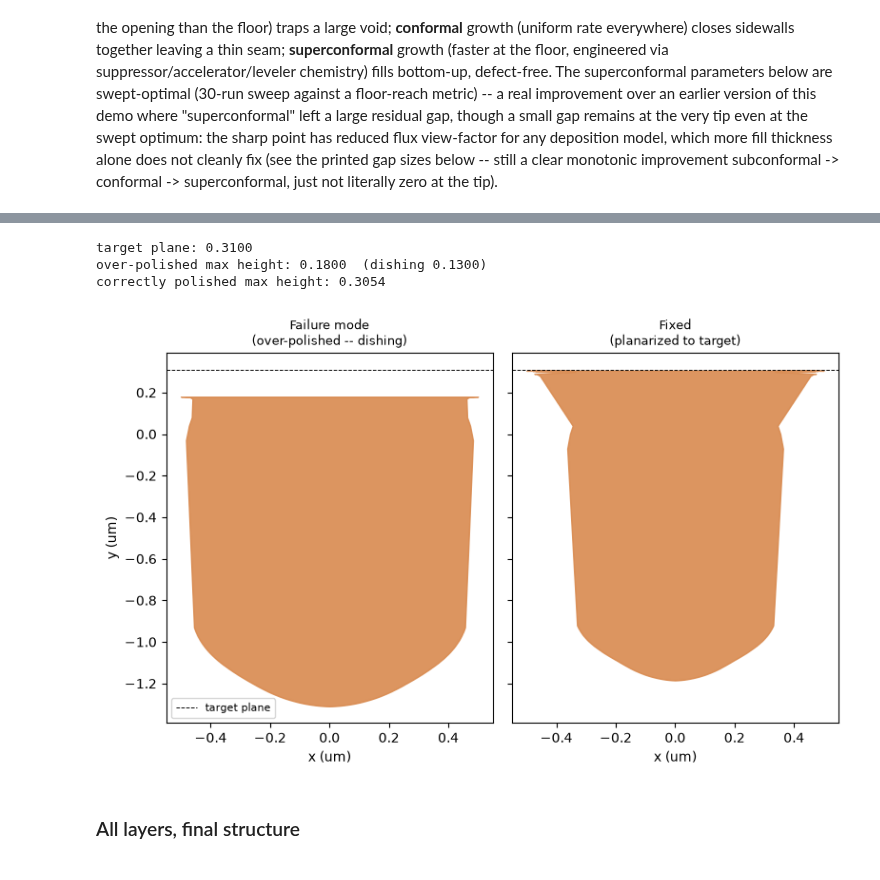
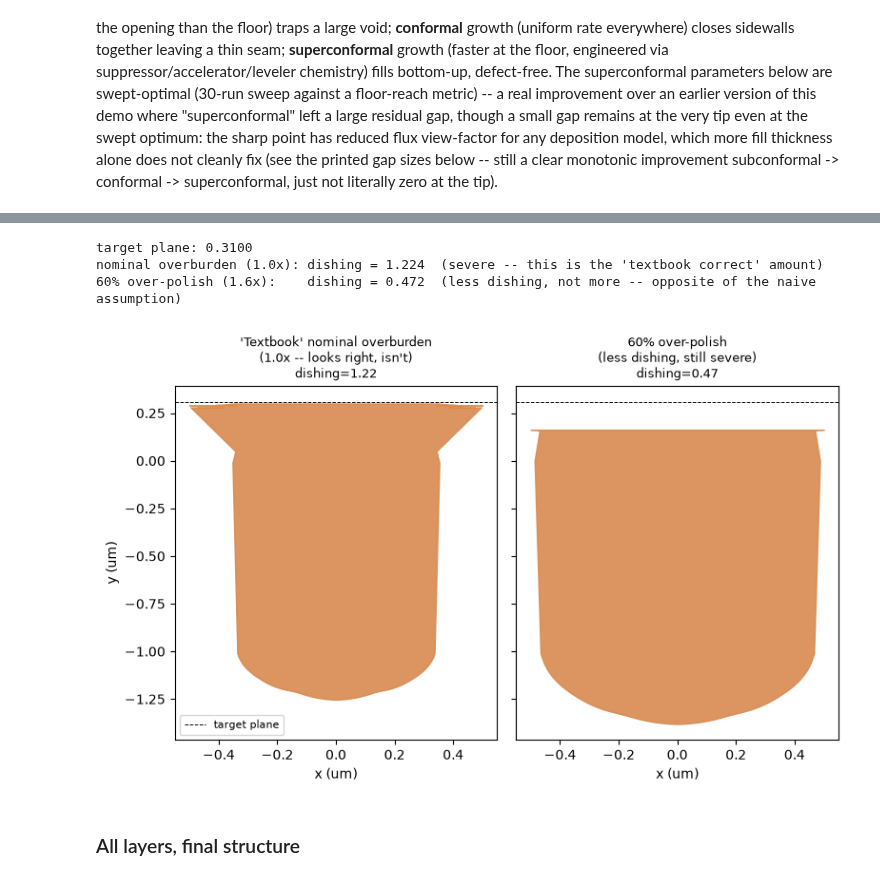
Before and after one commit to haomingkoo/ViennaPS-HBM, a Jupyter notebook: tsv_traveler.ipynb, the cells around one changed output, grey strips where cells are left out. Saved outputs shown, nothing was run; the diff lists cells and outputs as text; code cells hidden in the pictures.

```diff
--- a/tsv_traveler.ipynb
+++ b/tsv_traveler.ipynb
@@ -28,11 +30,15 @@ MATERIAL_COLOR = {
     "Cu_barrier": "#c9a876", "Cu_fill": "#d98a4f",
 }
 
-# Winning parameters from the 768-run etch DOE + downstream sweeps.
-ETCH = dict(ion_source_exponent=200, neutral_sticking_probability=0.2,
-            etch_time=0.5, deposition_thickness=0.01)
-PRODUCTION_CYCLES = 12  # see methodology note: chosen to reach a depth
-                         # comparable to the pre-DOE baseline, not just "more"
+# Winning parameters: the 768-run 4-parameter etch DOE, superseded by an
+# 800-run combined DOE on the top-4 knobs found by screening all 11 real
+# etch parameters (neutral_sticking_probability and neutral_rate now use
+# the new winner -- see the DOE-effects comparison below).
+ETCH = dict(ion_source_exponent=200, neutral_sticking_probability=0.05,
+            etch_time=0.5, deposition_thickness=0.01, initial_etch_time=0.3,
+            neutral_rate=-0.1)
+PRODUCTION_CYCLES = 14  # depth-matched to the new winner (etches slightly
+                         # less per cycle than the old neutral=0.2 recipe)
 LINER = dict(thickness=0.02, sticking=0.2)
 BARRIER = dict(thickness=0.015, iso_ratio=0.1)
 FILL_SUPERCONFORMAL = dict(thickness=0.18, iso_ratio=0.05)
@@ -167,7 +283,7 @@ pts_good = tp.trim_for_display(tp.profile_points(geo_good), 0.31)
 fig, axes = plt.subplots(1, 2, figsize=(8, 5), sharey=True)
 for ax, pts, depth, title, color in [
     (axes[0], pts_bad, depth_bad, "Failure mode\n(long etch_time, low directionality)", "#c0392b"),
-    (axes[1], pts_good, depth_good, "Fixed\n(DOE winner: etch_time=0.5, ion=200, neutral=0.2)", "#2e7d32"),
+    (axes[1], pts_good, depth_good, "Fixed\n(DOE winner: etch_time=0.5, neutral=0.05, neutral_rate=-0.1)", "#2e7d32"),
 ]:
     ax.fill_betweenx(pts[:, 1], -pts[:, 0], pts[:, 0], color=MATERIAL_COLOR["Si"], alpha=0.8)
     ax.plot(pts[:, 0], pts[:, 1], color=color, lw=1.5)
@@ -433,39 +670,46 @@ this project). Under-polishing leaves Cu overburden un-removed.
 # %%
 target_y = pts_seed[:, 1].max()
+base_overburden = float(tp.profile_points(geo_fill_dir)[:, 1].max()) - target_y
 
-geo_cmp_over = ps.Domain(); geo_cmp_over.deepCopy(geo_fill_dir)
-overburden = float(tp.profile_points(geo_cmp_over)[:, 1].max()) - target_y
-ps.Process(geo_cmp_over, ps.IsotropicProcess(rate=-1.0), overburden * 1.6).apply()  # 60% over-polish
-pts_cmp_over = tp.trim_for_display(tp.profile_points(geo_cmp_over), target_y + 0.02)
+def dish_after(mult):
+    g = ps.Domain(); g.deepCopy(geo_fill_dir)
+    ps.Process(g, ps.IsotropicProcess(rate=-1.0), base_overburden * mult).apply()
+    pts = tp.profile_points(g)
+    field = pts[pts[:, 0] > 0.3][:, 1]
+    via = pts[pts[:, 0] < 0.1][:, 1]
+    return g, pts, float(field.mean() - via.mean())
 
-geo_cmp = ps.Domain(); geo_cmp.deepCopy(geo_fill_dir)
-geo_cmp = tp.cmp_planarize(geo_cmp, target_y=target_y)
-pts_cmp = tp.trim_for_display(tp.profile_points(geo_cmp), target_y + 0.02)
+geo_cmp_nominal, pts_cmp_nominal, dish_nominal = dish_after(1.0)
+geo_cmp_over, pts_cmp_over, dish_over = dish_after(1.6)
 
-dishing = target_y - float(tp.profile_points(geo_cmp_over)[:, 1].max())
 print(f"target plane: {target_y:.4f}")
-print(f"over-polished max height: {tp.profile_points(geo_cmp_over)[:, 1].max():.4f}  (dishing {dishing:.4f})")
-print(f"correctly polished max height: {tp.profile_points(geo_cmp)[:, 1].max():.4f}")
+print(f"nominal overburden (1.0x): dishing = {dish_nominal:.3f}  (severe -- this is the 'textbook correct' amount)")
+print(f"60% over-polish (1.6x):    dishing = {dish_over:.3f}  (less dishing, not more -- opposite of the naive assumption)")
+
+pts_cmp_nominal_trim = tp.trim_for_display(pts_cmp_nominal, target_y + 0.05)
+pts_cmp_over_trim = tp.trim_for_display(pts_cmp_over, target_y + 0.05)
 
 fig, axes = plt.subplots(1, 2, figsize=(8, 5), sharey=True)
-for ax, pts, title in [
-    (axes[0], pts_cmp_over, "Failure mode\n(over-polished -- dishing)"),
-    (axes[1], pts_cmp, "Fixed\n(planarized to target)"),
+for ax, pts, title, dish in [
+    (axes[0], pts_cmp_nominal_trim, "'Textbook' nominal overburden\n(1.0x -- looks right, isn't)", dish_nominal),
+    (axes[1], pts_cmp_over_trim, "60% over-polish\n(less dishing, still severe)", dish_over),
 ]:
     ax.fill_betweenx(pts[:, 1], -pts[:, 0], pts[:, 0], color=MATERIAL_COLOR["Cu_fill"], alpha=0.9)
     ax.axhline(target_y, color="k", lw=0.7, ls="--", label="target plane")
-    ax.set_title(title, fontsize=9)
+    ax.set_title(f"{title}\ndishing={dish:.2f}", fontsize=9)
     ax.set_xlabel("x (um)")
 axes[0].set_ylabel("y (um)")
 axes[0].legend(fontsize=8)
 plt.tight_layout()
 plt.savefig("fig_cmp_final.png", dpi=130)
 plt.show()
+
+geo_cmp = geo_cmp_over  # carried forward into the final all-layers figure
 # %% [output]
 target plane: 0.3100
-over-polished max height: 0.1800  (dishing 0.1300)
-correctly polished max height: 0.3054
+nominal overburden (1.0x): dishing = 1.224  (severe -- this is the 'textbook correct' amount)
+60% over-polish (1.6x):    dishing = 0.472  (less dishing, not more -- opposite of the naive assumption)
-[figure, old version]
+[figure, new version]
 # %% [markdown]
 ### All layers, final structure
 # %%
```
Also changed, not shown: parts of 23 cells of this notebook, 29 other files.
